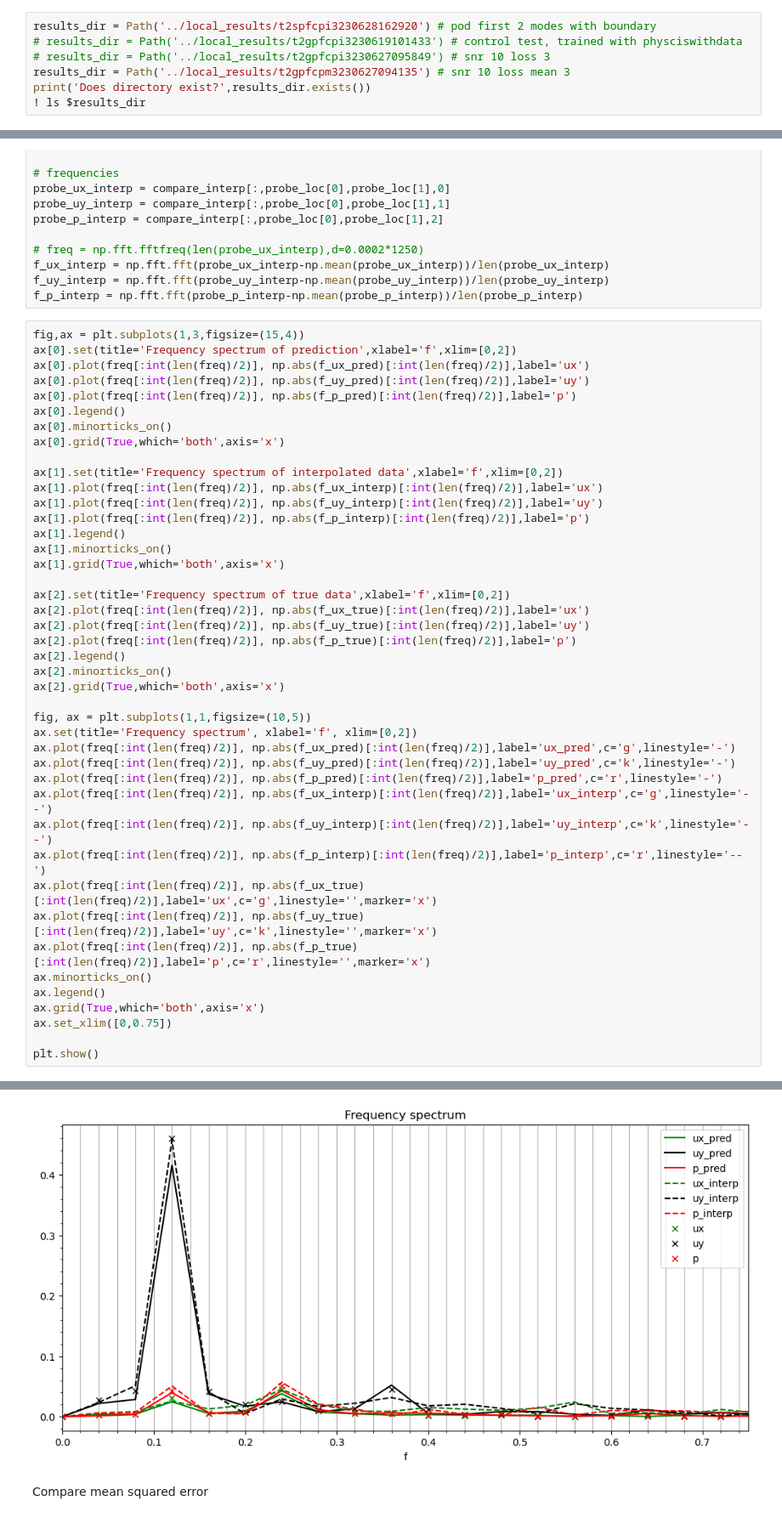
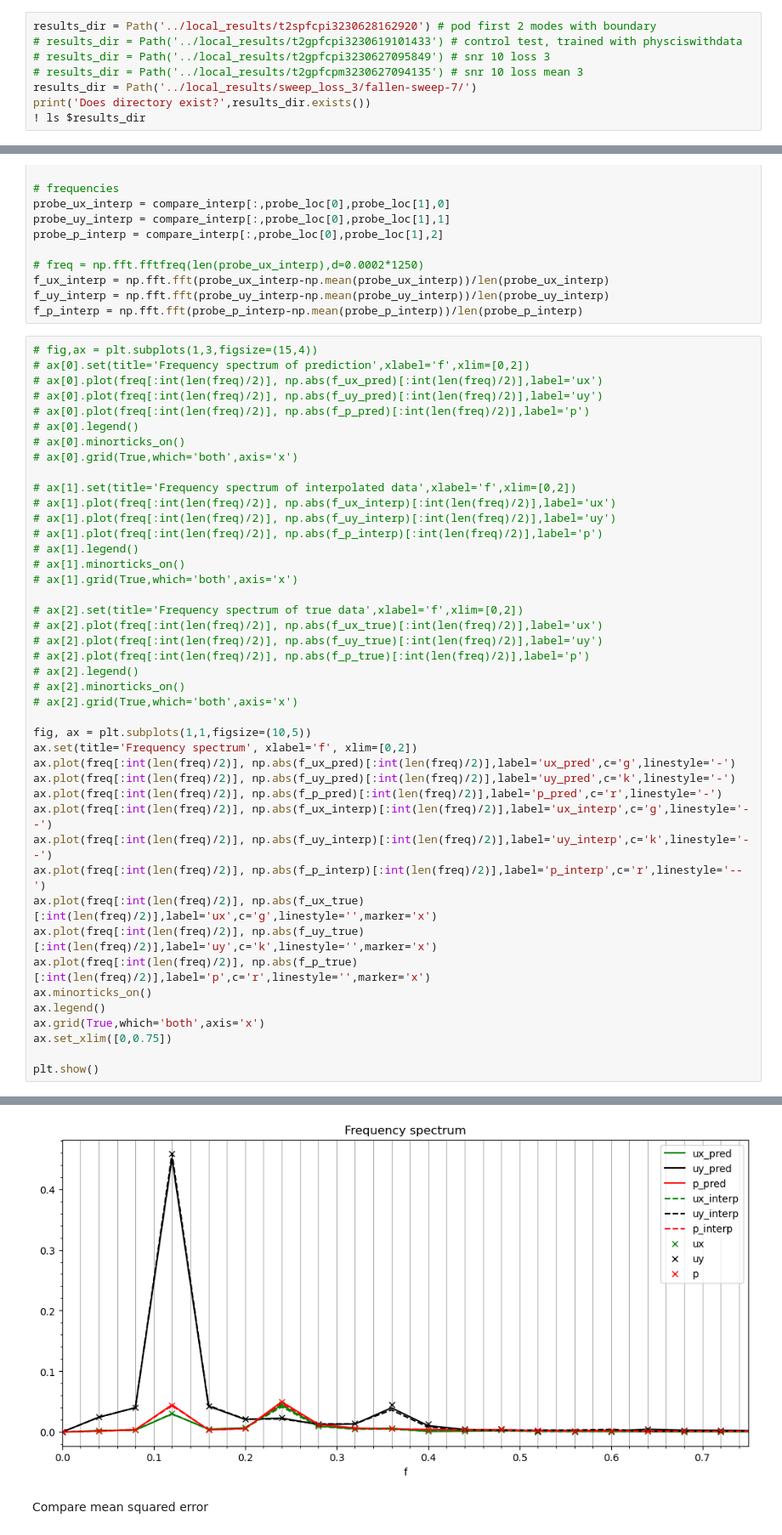
Before and after one commit to MagriLab/FlowReconstructionFromExperiment, a Jupyter notebook: visualisation_notebook/results_physics.ipynb, the cells around one changed output, grey strips where cells are left out. Shown at 85% size. Saved outputs shown, nothing was run; the diff lists cells and outputs as text.

Commit message:
Added global comparison to results notebook

```diff
--- a/visualisation_notebook/results_physics.ipynb
+++ b/visualisation_notebook/results_physics.ipynb
@@ -34,7 +34,8 @@ plt.style.use('../utils/ppt.mplstyle')
 results_dir = Path('../local_results/t2spfcpi3230628162920') # pod first 2 modes with boundary
 # results_dir = Path('../local_results/t2gpfcpi3230619101433') # control test, trained with physciswithdata
 # results_dir = Path('../local_results/t2gpfcpi3230627095849') # snr 10 loss 3
-results_dir = Path('../local_results/t2gpfcpm3230627094135') # snr 10 loss mean 3
+# results_dir = Path('../local_results/t2gpfcpm3230627094135') # snr 10 loss mean 3
+results_dir = Path('../local_results/sweep_loss_3/fallen-sweep-7/')
 print('Does directory exist?',results_dir.exists())
 ! ls $results_dir
 # %% [output]
@@ -602,30 +570,30 @@ f_ux_interp = np.fft.fft(probe_ux_interp-np.mean(probe_ux_interp))/len(probe_ux_
 f_uy_interp = np.fft.fft(probe_uy_interp-np.mean(probe_uy_interp))/len(probe_uy_interp)
 f_p_interp = np.fft.fft(probe_p_interp-np.mean(probe_p_interp))/len(probe_p_interp)
 # %%
-fig,ax = plt.subplots(1,3,figsize=(15,4))
-ax[0].set(title='Frequency spectrum of prediction',xlabel='f',xlim=[0,2])
-ax[0].plot(freq[:int(len(freq)/2)], np.abs(f_ux_pred)[:int(len(freq)/2)],label='ux')
-ax[0].plot(freq[:int(len(freq)/2)], np.abs(f_uy_pred)[:int(len(freq)/2)],label='uy')
-ax[0].plot(freq[:int(len(freq)/2)], np.abs(f_p_pred)[:int(len(freq)/2)],label='p')
-ax[0].legend()
-ax[0].minorticks_on()
-ax[0].grid(True,which='both',axis='x')
+# fig,ax = plt.subplots(1,3,figsize=(15,4))
+# ax[0].set(title='Frequency spectrum of prediction',xlabel='f',xlim=[0,2])
+# ax[0].plot(freq[:int(len(freq)/2)], np.abs(f_ux_pred)[:int(len(freq)/2)],label='ux')
+# ax[0].plot(freq[:int(len(freq)/2)], np.abs(f_uy_pred)[:int(len(freq)/2)],label='uy')
+# ax[0].plot(freq[:int(len(freq)/2)], np.abs(f_p_pred)[:int(len(freq)/2)],label='p')
+# ax[0].legend()
+# ax[0].minorticks_on()
+# ax[0].grid(True,which='both',axis='x')
 
-ax[1].set(title='Frequency spectrum of interpolated data',xlabel='f',xlim=[0,2])
-ax[1].plot(freq[:int(len(freq)/2)], np.abs(f_ux_interp)[:int(len(freq)/2)],label='ux')
-ax[1].plot(freq[:int(len(freq)/2)], np.abs(f_uy_interp)[:int(len(freq)/2)],label='uy')
-ax[1].plot(freq[:int(len(freq)/2)], np.abs(f_p_interp)[:int(len(freq)/2)],label='p')
-ax[1].legend()
-ax[1].minorticks_on()
-ax[1].grid(True,which='both',axis='x')
+# ax[1].set(title='Frequency spectrum of interpolated data',xlabel='f',xlim=[0,2])
+# ax[1].plot(freq[:int(len(freq)/2)], np.abs(f_ux_interp)[:int(len(freq)/2)],label='ux')
+# ax[1].plot(freq[:int(len(freq)/2)], np.abs(f_uy_interp)[:int(len(freq)/2)],label='uy')
+# ax[1].plot(freq[:int(len(freq)/2)], np.abs(f_p_interp)[:int(len(freq)/2)],label='p')
+# ax[1].legend()
+# ax[1].minorticks_on()
+# ax[1].grid(True,which='both',axis='x')
 
-ax[2].set(title='Frequency spectrum of true data',xlabel='f',xlim=[0,2])
-ax[2].plot(freq[:int(len(freq)/2)], np.abs(f_ux_true)[:int(len(freq)/2)],label='ux')
-ax[2].plot(freq[:int(len(freq)/2)], np.abs(f_uy_true)[:int(len(freq)/2)],label='uy')
-ax[2].plot(freq[:int(len(freq)/2)], np.abs(f_p_true)[:int(len(freq)/2)],label='p')
-ax[2].legend()
-ax[2].minorticks_on()
-ax[2].grid(True,which='both',axis='x')
+# ax[2].set(title='Frequency spectrum of true data',xlabel='f',xlim=[0,2])
+# ax[2].plot(freq[:int(len(freq)/2)], np.abs(f_ux_true)[:int(len(freq)/2)],label='ux')
+# ax[2].plot(freq[:int(len(freq)/2)], np.abs(f_uy_true)[:int(len(freq)/2)],label='uy')
+# ax[2].plot(freq[:int(len(freq)/2)], np.abs(f_p_true)[:int(len(freq)/2)],label='p')
+# ax[2].legend()
+# ax[2].minorticks_on()
+# ax[2].grid(True,which='both',axis='x')
 
 fig, ax = plt.subplots(1,1,figsize=(10,5))
 ax.set(title='Frequency spectrum', xlabel='f', xlim=[0,2])
@@ -649,4 +616,4 @@ plt.show()
-[figure, old version]
+[figure, new version]
 # %% [markdown]
 Compare mean squared error
 # %%
```
Also changed, not shown: parts of 20 cells of this notebook, 1 other file.
